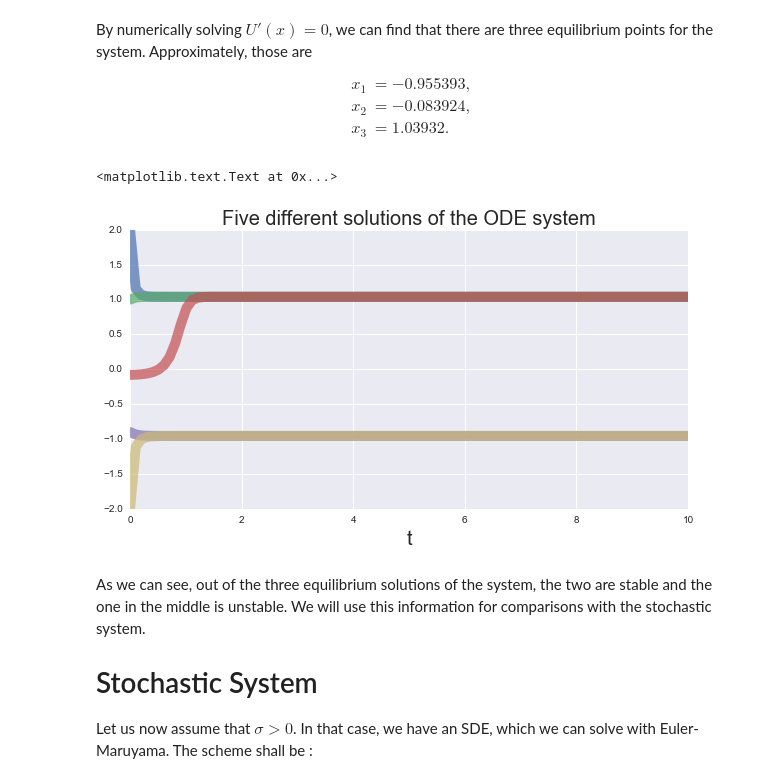
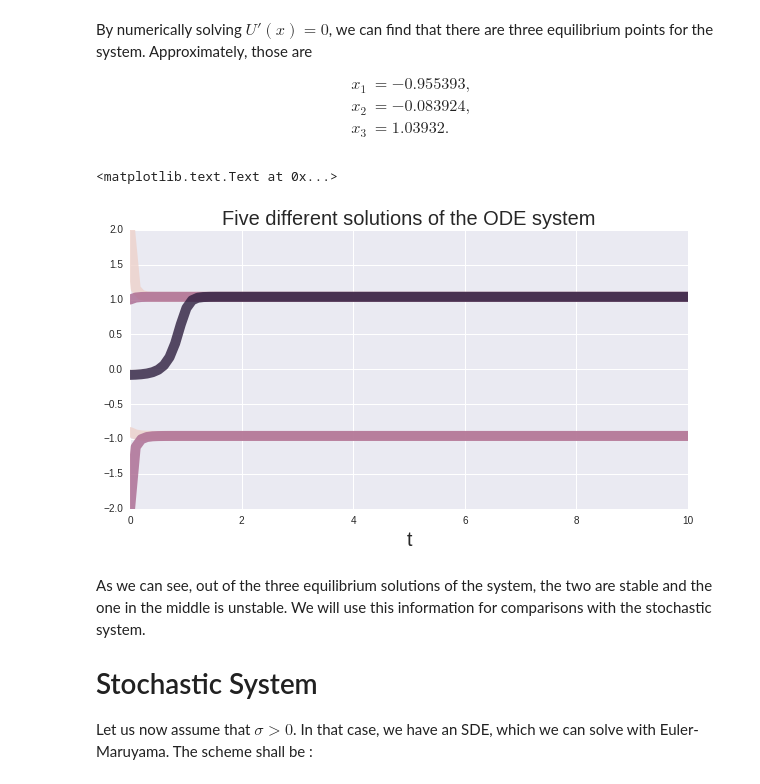
Before and after one commit to kgourgou/stoch-algo-variational-inference, a Jupyter notebook: ipython_notebooks/langevin.ipynb, the cells around one changed output. Drawn from its saved outputs; the diff is of its cells as text; code cells hidden in the pictures.

```diff
--- a/ipython_notebooks/langevin.ipynb
+++ b/ipython_notebooks/langevin.ipynb
@@ -68,19 +70,20 @@ $$
 # %%
 from scipy.integrate import odeint # importing a solver
 
 t   = np.linspace(0,10,100)
 
 xinit = np.array([2.0,1.0,-0.08,-0.9,-2])
 
-for i in xrange(5):
-    sol = odeint(Uprime, xinit[i], t)
-    pl.plot(t,sol,alpha=0.7,linewidth=10)
+with sns.cubehelix_palette(3):
+    for i in xrange(5):
+        sol = odeint(Uprime, xinit[i], t)
+        pl.plot(t,sol,alpha=0.8,linewidth=10)
 
 pl.title('Five different solutions of the ODE system',fontsize=20)
 pl.xlabel('t',fontsize=20)
 # %% [output]
 <matplotlib.text.Text at 0x...>
-[figure, old version]
+[figure, new version]
 # %% [markdown]
 As we can see, out of the three equilibrium solutions of the system, the two are stable and the one in the middle is unstable. We will use this information for comparisons with the stochastic system.
 
```
Also changed, not shown: parts of 12 cells of this notebook.
